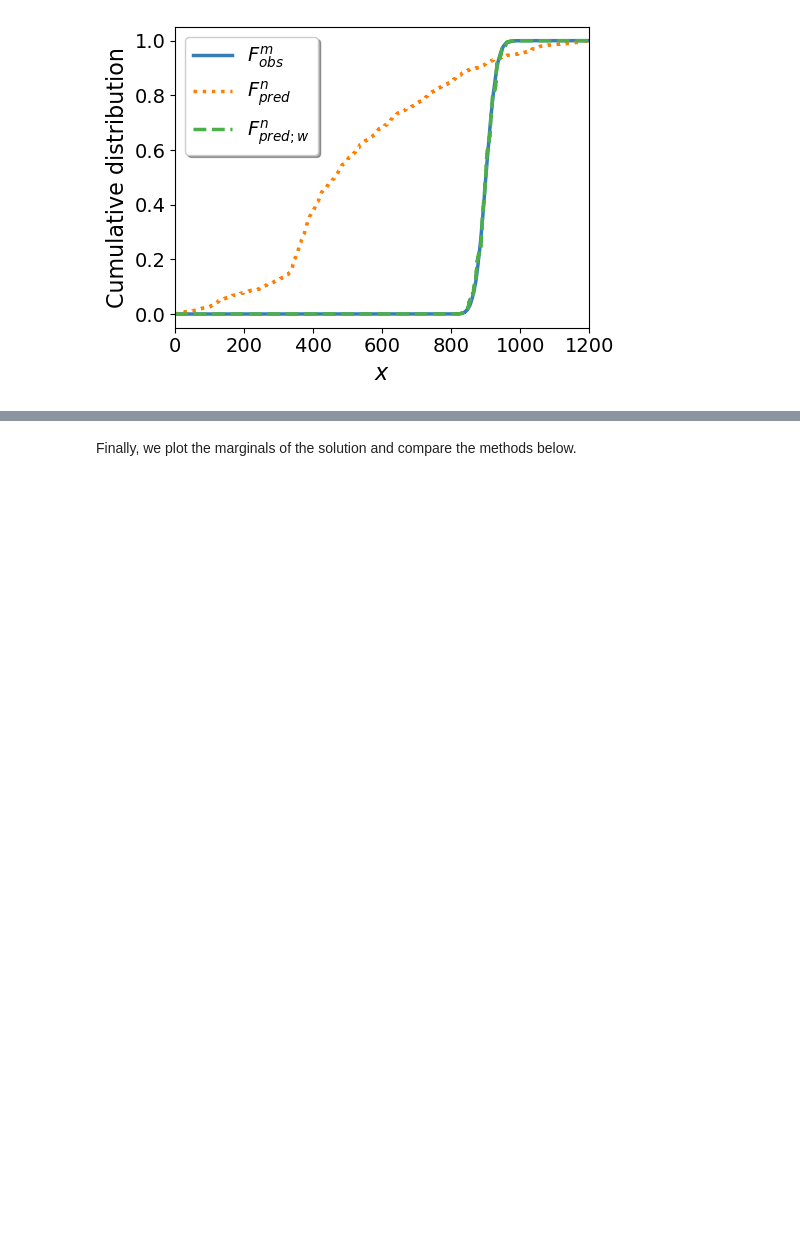
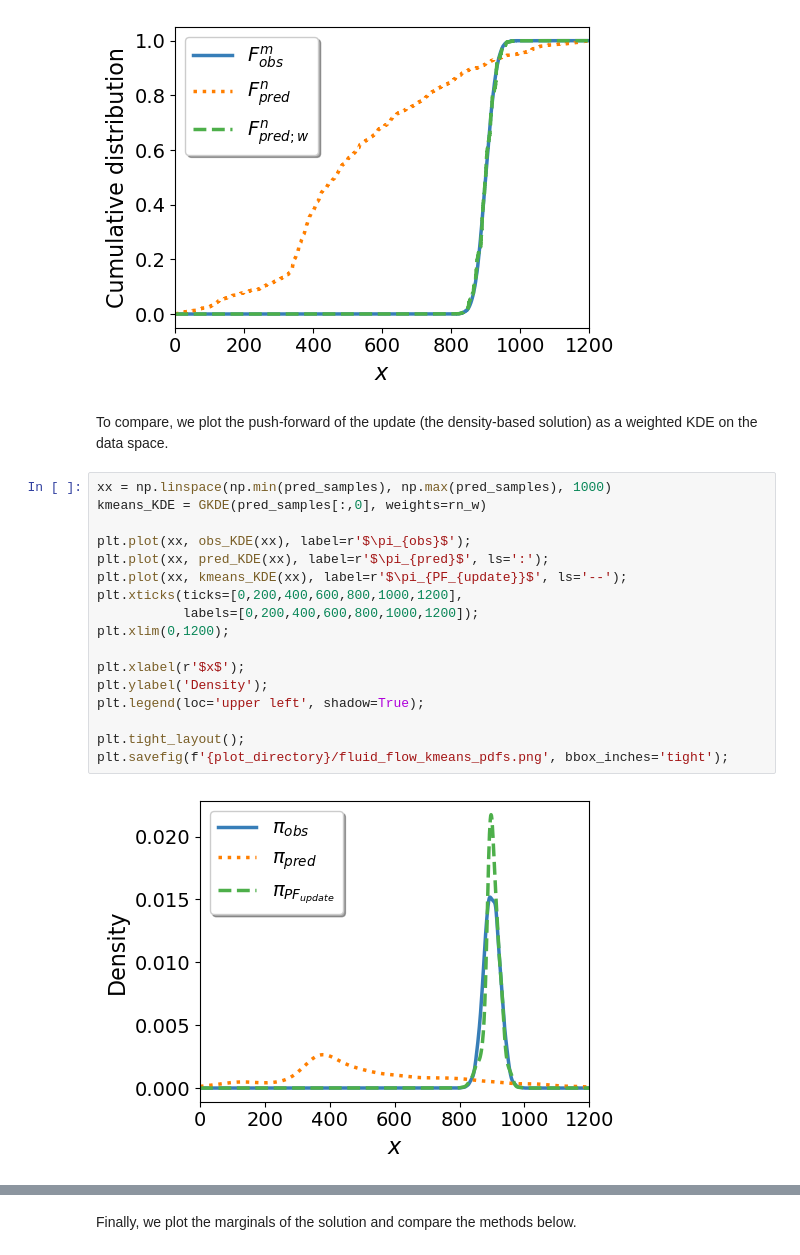
Before and after one commit to kirana-bergstrom/DCI-distributions, a Jupyter notebook: examples/fluid-flow.ipynb, the cells around one changed output, grey strips where cells are left out. Saved outputs shown, nothing was run; the diff lists cells and outputs as text; blank space fills up the shorter version.

```diff
--- a/examples/fluid-flow.ipynb
+++ b/examples/fluid-flow.ipynb
@@ -181,3 +220,24 @@ plt.tight_layout();
 plt.savefig(f'{plot_directory}/fluid_flow_kmeans_cdfs.png', bbox_inches='tight');
 # %% [output]
 [figure]
+# %% [markdown]
+To compare, we plot the push-forward of the update (the density-based solution) as a weighted KDE on the data space.
+# %%
+xx = np.linspace(np.min(pred_samples), np.max(pred_samples), 1000)
+kmeans_KDE = GKDE(pred_samples[:,0], weights=rn_w)
+
+plt.plot(xx, obs_KDE(xx), label=r'$\pi_{obs}$');
+plt.plot(xx, pred_KDE(xx), label=r'$\pi_{pred}$', ls=':');
+plt.plot(xx, kmeans_KDE(xx), label=r'$\pi_{PF_{update}}$', ls='--');
+plt.xticks(ticks=[0,200,400,600,800,1000,1200],
+           labels=[0,200,400,600,800,1000,1200]);
+plt.xlim(0,1200);
+
+plt.xlabel(r'$x$');
+plt.ylabel('Density');
+plt.legend(loc='upper left', shadow=True);
+
+plt.tight_layout();
+plt.savefig(f'{plot_directory}/fluid_flow_kmeans_pdfs.png', bbox_inches='tight');
+# %% [output]
+[figure, added]
```
Also changed, not shown: parts of 28 cells of this notebook, 1 other file.
